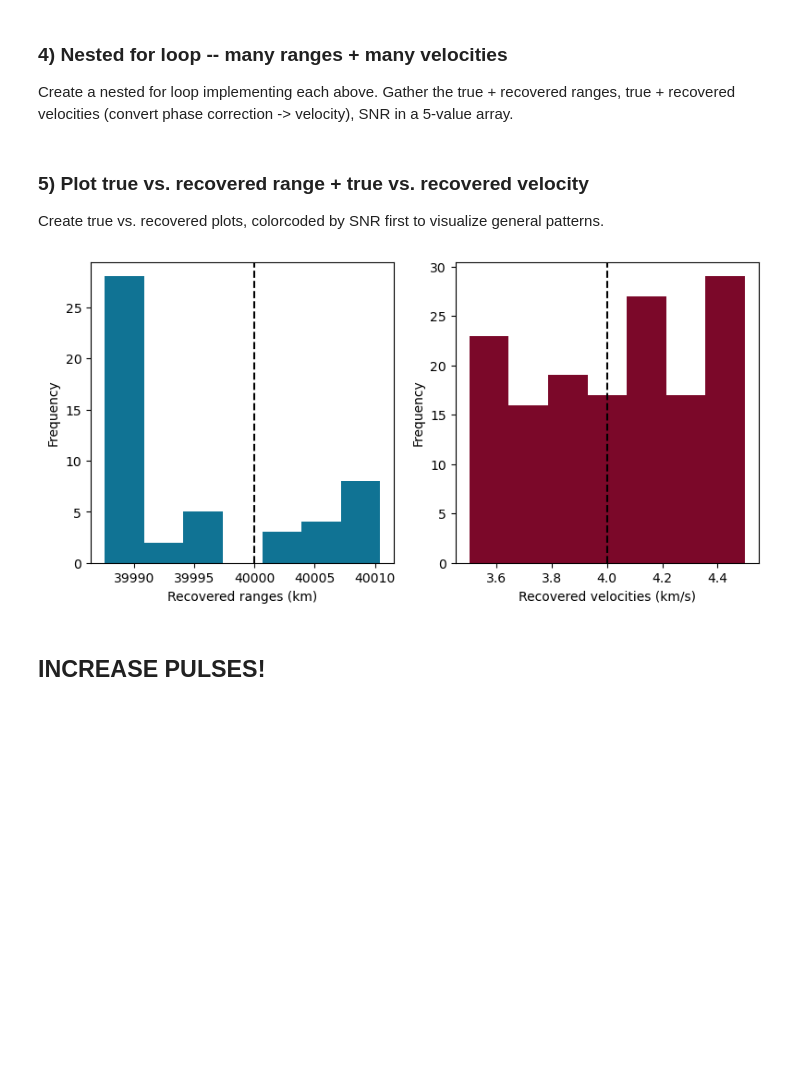
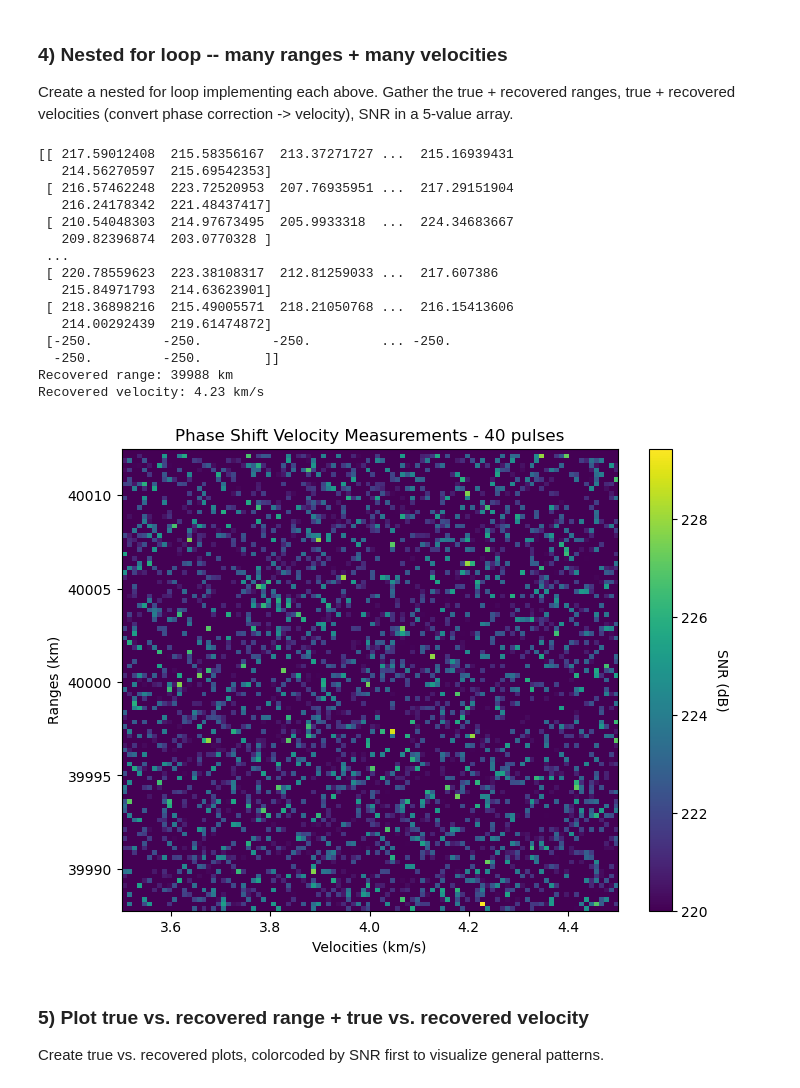
Before and after one commit to MystaryPi/reason-ranging, a Jupyter notebook: Phase Shift Approach.ipynb, the cells around one changed output. Drawn from its saved outputs; the diff is of its cells as text; code cells hidden in the pictures; blank space fills up the shorter version.

```diff
--- a/Phase Shift Approach.ipynb
+++ b/Phase Shift Approach.ipynb
@@ -312,12 +307,49 @@ ax.set_title('Phase Shift Velocity Measurements - {} pulses'.format(pulse_count)
+# %%
+fig, ax = plt.subplots(figsize=(8, 6))
+print(final_less)
+heatmap = ax.imshow(final_less, cmap='viridis', origin="lower",aspect='auto', vmin = 220,
+              vmax = np.max(final_less), extent =[np.min(velocity_guesses/1e3),
+                                     np.max(velocity_guesses/1e3),np.min(distance_guesses/1e3),
+                                     np.max(distance_guesses/1e3)])
+
+# Add colorbar
+cbar = plt.colorbar(heatmap)
+cbar.set_label('SNR (dB)', rotation=270, labelpad=15)
+
+# Customize the plot
+ax.set_ylabel('Ranges (km)')
+ax.set_xlabel('Velocities (km/s)')
+ax.set_title('Phase Shift Velocity Measurements - {} pulses'.format(pulse_count))
+
+recovered_indices = np.unravel_index(final_less.argmax(), final_less.shape)
+print("Recovered range: {:.0f} km".format(distance_guesses[recovered_indices[0]]/1e3))
+print("Recovered velocity: {:.2f} km/s".format(velocity_guesses[recovered_indices[1]]/1e3))
+# %% [output]
+[[ 217.59012408  215.58356167  213.37271727 ...  215.16939431
+   214.56270597  215.69542353]
+ [ 216.57462248  223.72520953  207.76935951 ...  217.29151904
+   216.24178342  221.48437417]
+ [ 210.54048303  214.97673495  205.9933318  ...  224.34683667
+   209.82396874  203.0770328 ]
+ ...
+ [ 220.78559623  223.38108317  212.81259033 ...  217.607386
+   215.84971793  214.63623901]
+ [ 218.36898216  215.49005571  218.21050768 ...  216.15413606
+   214.00292439  219.61474872]
+ [-250.         -250.         -250.         ... -250.
+  -250.         -250.        ]]
+Recovered range: 39988 km
+Recovered velocity: 4.23 km/s
+[figure, added]
 # %% [markdown]
 ### 5) Plot true vs. recovered range + true vs. recovered velocity
 Create true vs. recovered plots, colorcoded by SNR first to visualize general patterns.
 # %%
 fig, ax = plt.subplots(1, 2, figsize=(8, 4))
-dmaxidx = np.argwhere(final==np.amax(final, axis=0, keepdims=True))
+dmaxidx = np.argwhere(final_less==np.amax(final_less, axis=0, keepdims=True))
 recovered_ranges = distance_guesses[dmaxidx[:,0]]/1e3
 
-vmaxidx = np.argwhere(final==np.amax(final, axis=1, keepdims=True))
+vmaxidx = np.argwhere(final_less==np.amax(final_less, axis=1, keepdims=True))
 recovered_velocities = velocity_guesses[vmaxidx[:,1]]/1e3
 
 binsd = np.linspace(np.min(recovered_ranges), np.max(recovered_ranges), 8)
@@ -331,8 +363,20 @@ ax[0].set_xlabel("Recovered ranges (km)", fontsize=10)
 ax[0].set_ylabel("Frequency", fontsize=10)
 ax[1].set_xlabel("Recovered velocities (km/s)", fontsize=10)
 ax[1].set_ylabel("Frequency", fontsize=10)
+ax[0].set_xlim(np.min(distance_guesses)/1e3 - 5, np.max(distance_guesses)/1e3 + 5)
+ax[1].set_xlim(np.min(velocity_guesses)/1e3 - 0.1, np.max(velocity_guesses)/1e3 + 0.1)
+
+
+# CALCULATE BIAS AND SCATTER
+print(recovered_ranges)
+range_bias = np.median(recovered_ranges - np.full(len(recovered_ranges), dtrue/1e3))
+range_scatter = np.std(np.abs(recovered_ranges - np.full(len(recovered_ranges), dtrue/1e3)))
+velocity_bias = np.median(recovered_velocities - np.full(len(recovered_velocities), vtrue/1e3))
+velocity_scatter = np.std(np.abs(recovered_velocities - np.full(len(recovered_velocities), vtrue/1e3)))
+
+ax[0].text(x=0.05, y=0.93, s=r'$\mu$ = {:.2f} km'.format(range_bias), transform=ax[0].transAxes, color='#107394')
+ax[0].text(x=0.05, y=0.87, s=r'$\sigma$ = {:.3f}'.format(range_scatter), transform=ax[0].transAxes, color='#107394')
+ax[1].text(x=0.05, y=0.93, s=r'$\mu$ = {:.2f} km/s'.format(velocity_bias), transform=ax[1].transAxes, color='#7b0829')
+ax[1].text(x=0.05, y=0.87, s=r'$\sigma$ = {:.3f}'.format(velocity_scatter), transform=ax[1].transAxes, color='#7b0829')
+
 plt.tight_layout()
-# %% [output]
-[figure, removed]
-# %% [markdown]
-## INCREASE PULSES!
```
Also changed, not shown: parts of 15 cells of this notebook.
